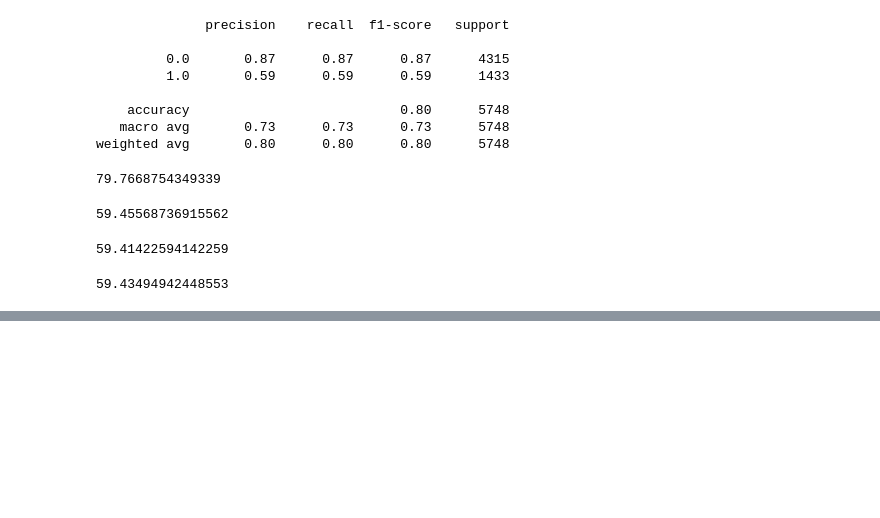
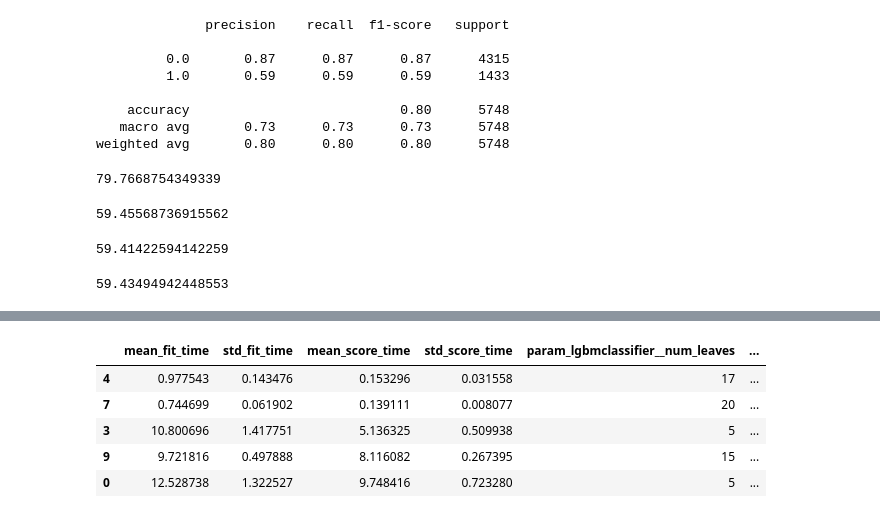
Before and after one commit to barbosarafael/hr_analysis, a Jupyter notebook: notebooks/4.0.modelo_oficial.ipynb, the cells around one changed output, grey strips where cells are left out. Cells and saved outputs as stored; diff of their text form; code cells hidden in the pictures; blank space fills up the shorter version.

```diff
--- a/notebooks/4.0.modelo_oficial.ipynb
+++ b/notebooks/4.0.modelo_oficial.ipynb
@@ -280,0 +418,22 @@ f1_score(y_true = y_test, y_pred = y_pred) * 100
+# %%
+params = {}
+
+params['columntransformer__onehotencoder'] = [encoder1, encoder2, encoder3, encoder4, encoder5, encoder6, encoder7,
+                                              encoder8, encoder9, encoder10, encoder11, encoder12, encoder13,
+                                              encoder14, encoder15, encoder16, encoder17, encoder18]
+
+params['columntransformer__standardscaler'] = [encoder19, encoder20, encoder21, encoder22, encoder23]
+
+params['lgbmclassifier__n_estimators'] = [100, 200, 500, 100, 5000, 10000]
+params['lgbmclassifier__max_depth'] = [3, 4, 5, 6, 7, 8, 9, 10]
+params['lgbmclassifier__num_leaves'] = [2, 5, 7, 9, 11, 15, 17, 20]
+params['lgbmclassifier__learning_rate'] = [0.1, 0.3, 0.5, 0.7, 0.9]
+# %%
+grid = RandomizedSearchCV(estimator = pipeline_com_modelo,
+                          param_distributions = params,
+                          scoring = 'recall',
+                          n_jobs = -1,
+                          cv = 4
+                   )
+# %%
+grid.fit(X_train, y_train)
@@ -280,0 +475,11 @@ f1_score(y_true = y_test, y_pred = y_pred) * 100
+# %%
+pd.DataFrame(grid.cv_results_)\
+    .sort_values(by = 'rank_test_score', ascending = True)\
+    .head(5)
+# %% [output]
+|  | mean_fit_time | std_fit_time | mean_score_time | std_score_time | param_lgbmclassifier__num_leaves | ... |
+| 4 | 0.977543 | 0.143476 | 0.153296 | 0.031558 | 17 | ... |
+| 7 | 0.744699 | 0.061902 | 0.139111 | 0.008077 | 20 | ... |
+| 3 | 10.800696 | 1.417751 | 5.136325 | 0.509938 | 5 | ... |
+| 9 | 9.721816 | 0.497888 | 8.116082 | 0.267395 | 15 | ... |
+| 0 | 12.528738 | 1.322527 | 9.748416 | 0.723280 | 5 | ... |
```
Also changed, not shown: parts of 18 cells of this notebook, 1 other file.
